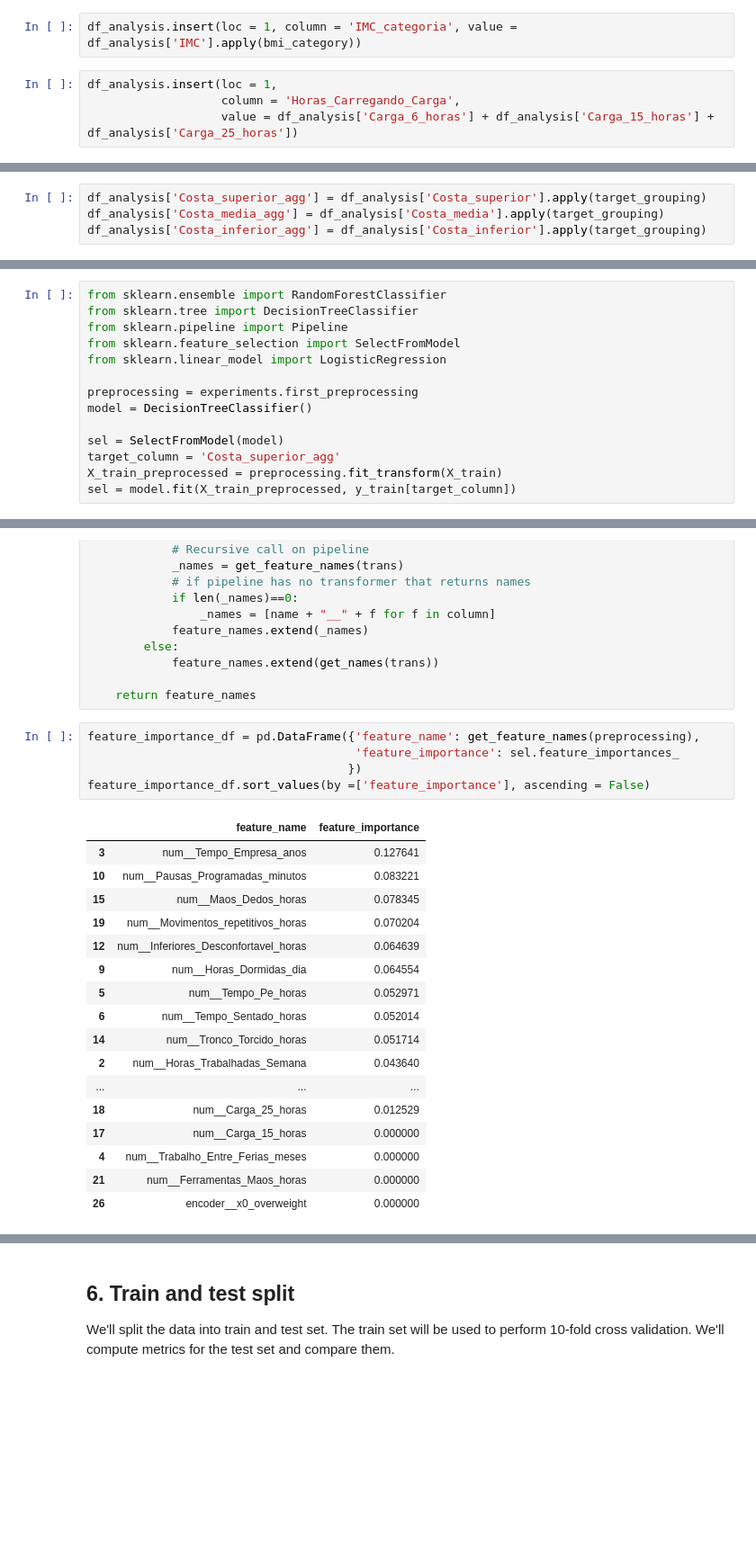
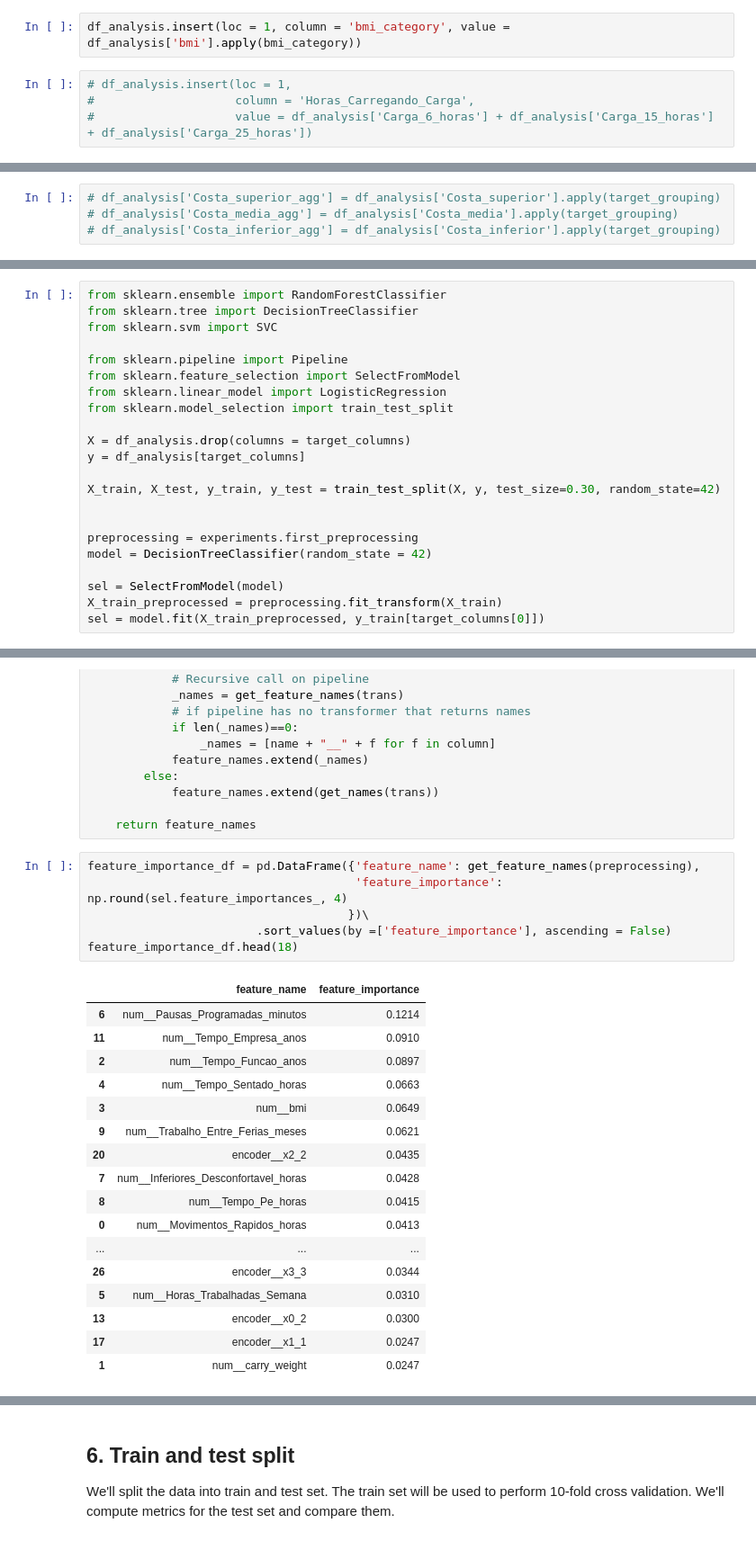
Before and after one commit to victorsanunes/machine-learning-final-project, a Jupyter notebook: notebooks/modeling-v0.ipynb, the cells around one changed output, grey strips where cells are left out. Shown at 90% size. Cells and saved outputs as stored; diff of their text form; blank space fills up the shorter version.

```diff
--- a/notebooks/modeling-v0.ipynb
+++ b/notebooks/modeling-v0.ipynb
@@ -43,8 +111,8 @@ def bmi_category(bmi_value):
     else:
         return 'error'
 # %%
-df_analysis.insert(loc = 1, column = 'IMC_categoria', value = df_analysis['IMC'].apply(bmi_category))
+df_analysis.insert(loc = 1, column = 'bmi_category', value = df_analysis['bmi'].apply(bmi_category))
 # %%
-df_analysis.insert(loc = 1,
-                   column = 'Horas_Carregando_Carga',
-                   value = df_analysis['Carga_6_horas'] + df_analysis['Carga_15_horas'] + df_analysis['Carga_25_horas'])
+# df_analysis.insert(loc = 1,
+#                    column = 'Horas_Carregando_Carga',
+#                    value = df_analysis['Carga_6_horas'] + df_analysis['Carga_15_horas'] + df_analysis['Carga_25_horas'])
@@ -59,9 +148,9 @@ def target_grouping(score):
     else:
         return 'no pain'
 # %%
-df_analysis['Costa_superior_agg'] = df_analysis['Costa_superior'].apply(target_grouping)
-df_analysis['Costa_media_agg'] = df_analysis['Costa_media'].apply(target_grouping)
-df_analysis['Costa_inferior_agg'] = df_analysis['Costa_inferior'].apply(target_grouping)
+# df_analysis['Costa_superior_agg'] = df_analysis['Costa_superior'].apply(target_grouping)
+# df_analysis['Costa_media_agg'] = df_analysis['Costa_media'].apply(target_grouping)
+# df_analysis['Costa_inferior_agg'] = df_analysis['Costa_inferior'].apply(target_grouping)
 # %% [markdown]
 ## 5. Feature Selection
 
@@ -71,17 +160,25 @@ We'll fit a Random Forest model and will use its feature importance values to se
 # %%
 from sklearn.ensemble import RandomForestClassifier
 from sklearn.tree import DecisionTreeClassifier
+from sklearn.svm import SVC
+
 from sklearn.pipeline import Pipeline
 from sklearn.feature_selection import SelectFromModel
 from sklearn.linear_model import LogisticRegression
+from sklearn.model_selection import train_test_split
+
+X = df_analysis.drop(columns = target_columns)
+y = df_analysis[target_columns]
+
+X_train, X_test, y_train, y_test = train_test_split(X, y, test_size=0.30, random_state=42)
+
 
 preprocessing = experiments.first_preprocessing
-model = DecisionTreeClassifier()
+model = DecisionTreeClassifier(random_state = 42)
 
 sel = SelectFromModel(model)
-target_column = 'Costa_superior_agg'
 X_train_preprocessed = preprocessing.fit_transform(X_train)
-sel = model.fit(X_train_preprocessed, y_train[target_column])
+sel = model.fit(X_train_preprocessed, y_train[target_columns[0]])
 # %%
 import sklearn
 import warnings
@@ -152,24 +249,25 @@ def get_feature_names(column_transformer):
     return feature_names
 # %%
 feature_importance_df = pd.DataFrame({'feature_name': get_feature_names(preprocessing),
-                                      'feature_importance': sel.feature_importances_
-                                     })
-feature_importance_df.sort_values(by =['feature_importance'], ascending = False)
+                                      'feature_importance': np.round(sel.feature_importances_, 4)
+                                     })\
+                        .sort_values(by =['feature_importance'], ascending = False)
+feature_importance_df.head(18)
 # %% [output]
 |  | feature_name | feature_importance |
-| 3 | num__Tempo_Empresa_anos | 0.127641 |
-| 10 | num__Pausas_Programadas_minutos | 0.083221 |
-| 15 | num__Maos_Dedos_horas | 0.078345 |
-| 19 | num__Movimentos_repetitivos_horas | 0.070204 |
-| 12 | num__Inferiores_Desconfortavel_horas | 0.064639 |
-| 9 | num__Horas_Dormidas_dia | 0.064554 |
-| 5 | num__Tempo_Pe_horas | 0.052971 |
-| 6 | num__Tempo_Sentado_horas | 0.052014 |
-| 14 | num__Tronco_Torcido_horas | 0.051714 |
-| 2 | num__Horas_Trabalhadas_Semana | 0.043640 |
+| 6 | num__Pausas_Programadas_minutos | 0.1214 |
+| 11 | num__Tempo_Empresa_anos | 0.0910 |
+| 2 | num__Tempo_Funcao_anos | 0.0897 |
+| 4 | num__Tempo_Sentado_horas | 0.0663 |
+| 3 | num__bmi | 0.0649 |
+| 9 | num__Trabalho_Entre_Ferias_meses | 0.0621 |
+| 20 | encoder__x2_2 | 0.0435 |
+| 7 | num__Inferiores_Desconfortavel_horas | 0.0428 |
+| 8 | num__Tempo_Pe_horas | 0.0415 |
+| 0 | num__Movimentos_Rapidos_horas | 0.0413 |
 | ... | ... | ... |
-| 18 | num__Carga_25_horas | 0.012529 |
-| 17 | num__Carga_15_horas | 0.000000 |
-| 4 | num__Trabalho_Entre_Ferias_meses | 0.000000 |
-| 21 | num__Ferramentas_Maos_horas | 0.000000 |
-| 26 | encoder__x0_overweight | 0.000000 |
+| 26 | encoder__x3_3 | 0.0344 |
+| 5 | num__Horas_Trabalhadas_Semana | 0.0310 |
+| 13 | encoder__x0_2 | 0.0300 |
+| 17 | encoder__x1_1 | 0.0247 |
+| 1 | num__carry_weight | 0.0247 |
```
Also changed, not shown: parts of 20 cells of this notebook.
